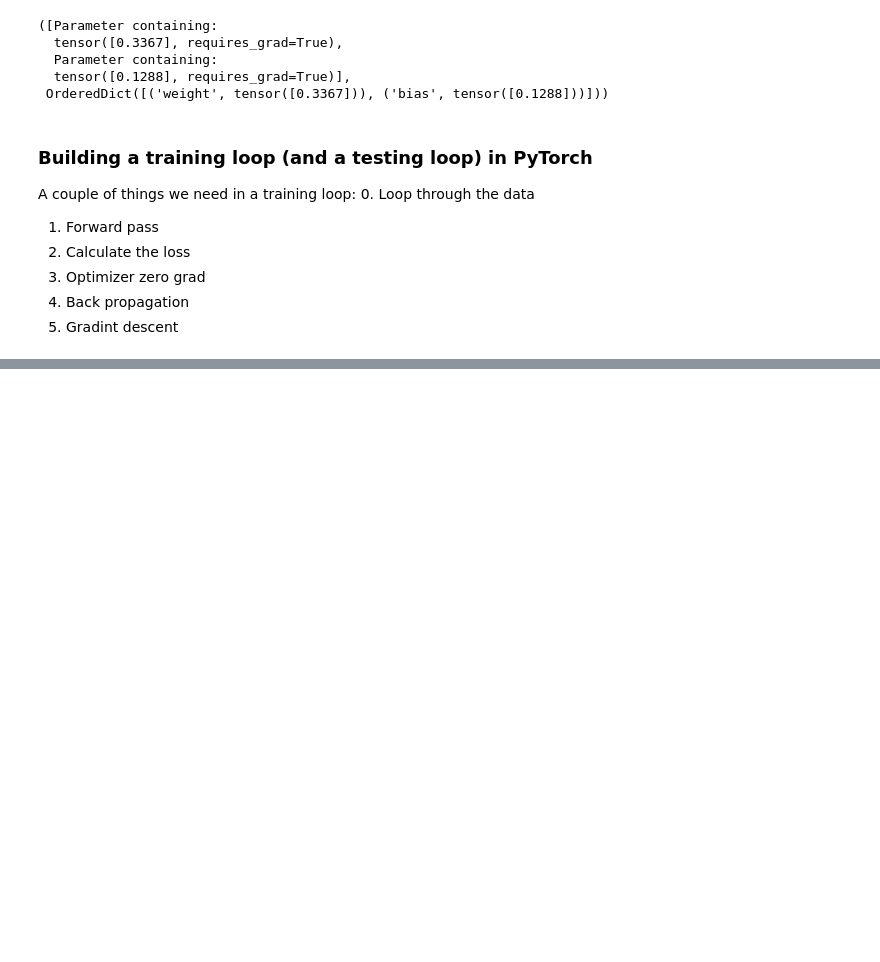
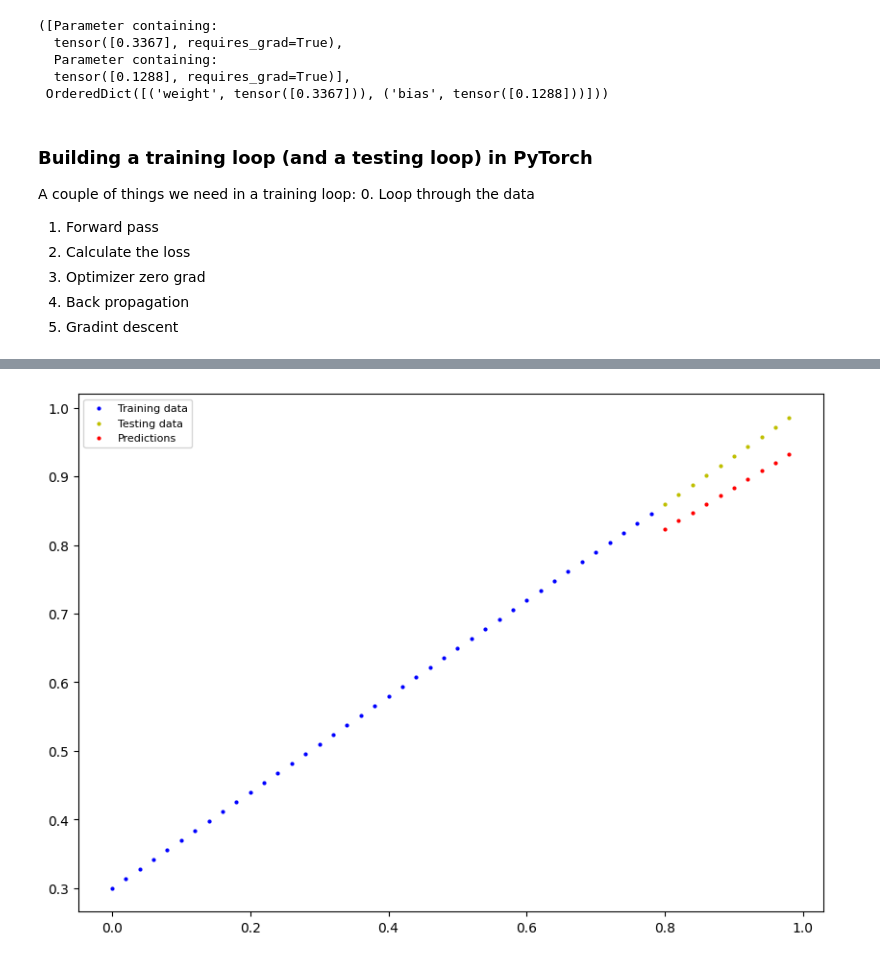
Before and after one commit to necmigunduz/second_ai_try, a Jupyter notebook: second_ai_try.ipynb, the cells around one changed output, grey strips where cells are left out. Saved outputs shown, nothing was run; the diff lists cells and outputs as text; code cells hidden in the pictures; blank space fills up the shorter version.

```diff
--- a/second_ai_try.ipynb
+++ b/second_ai_try.ipynb
@@ -193,7 +193,7 @@ with torch.no_grad(): # or with torch.inference_mode():
 # %%
 torch.manual_seed(42)
 # An epoch is one loop through the data...
-epochs = 1
+epochs = 100
 
 ### Training
 # 0. Loop through the data
@@ -218,7 +218,13 @@ for epoch in range(epochs):
 
 # Testing
   model_0.eval() # turns off gradient tracking
+  with torch.inference_mode():
+    # 1. Forward pass
+    test_preds = model_0(X_test)
 
-# Print out model_0.state_dict()
-  print(model_0.state_dict())
+    # 2. Calculate loss
+    loss_test = loss_fn(test_preds, y_test)
+    if epoch / 10 == 0:
+      print(f"Epoch: {epoch}, Loss: {loss}, Test loss: {loss_test}")
+print(f"State: {model_0.state_dict()}")
 # %% [output]
@@ -226,0 +248,6 @@ OrderedDict([('weight', tensor([0.4483])), ('bias', tensor([0.3743]))])
+# %%
+# Testing
+with torch.inference_mode():
+  y_preds_new = model_0(X_test)
+
+y_preds
@@ -226,0 +272,4 @@ OrderedDict([('weight', tensor([0.4483])), ('bias', tensor([0.3743]))])
+# %%
+plot_predictions(predictions=y_preds_new)
+# %% [output]
+[figure, added]
```
Also changed, not shown: parts of 2 cells of this notebook.
